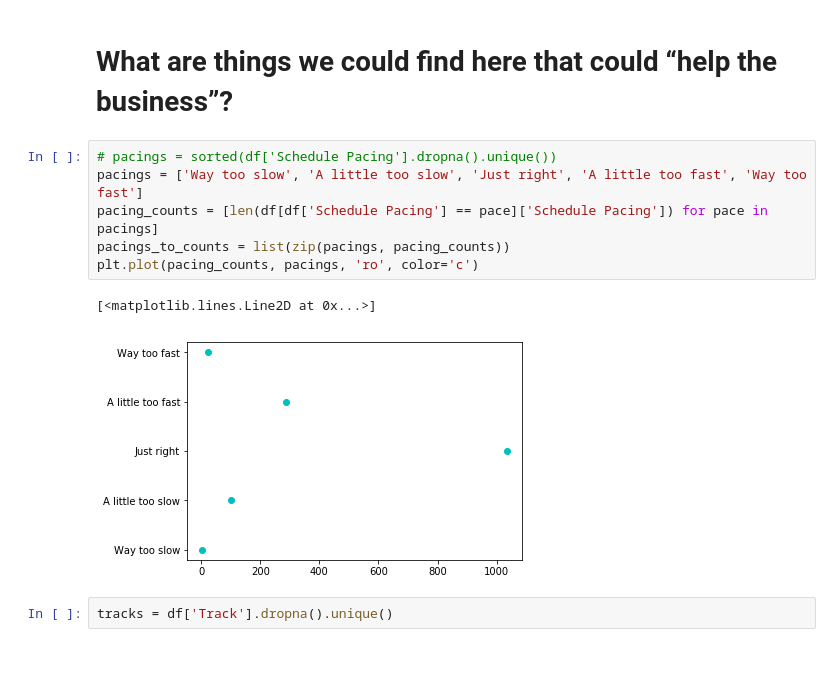
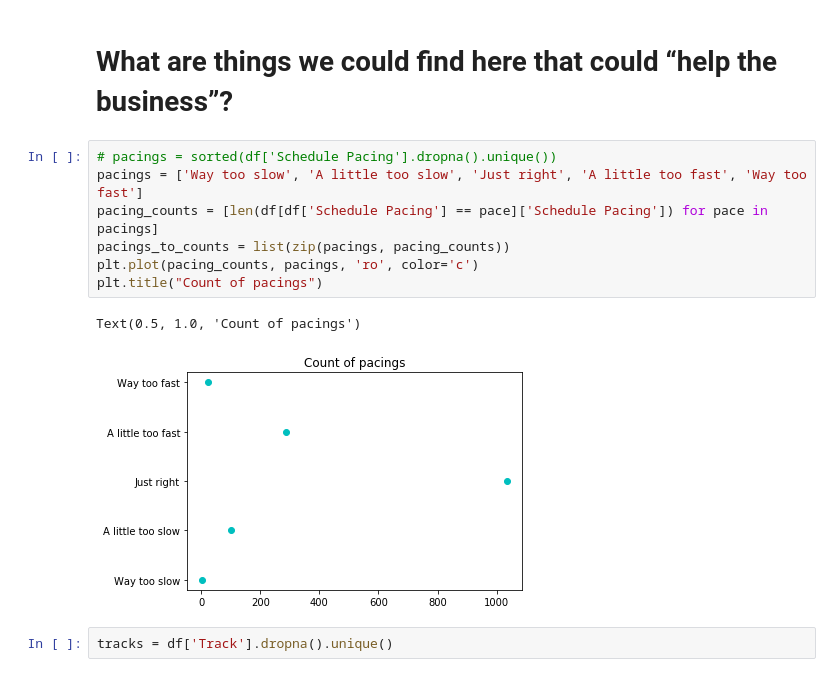
Before and after one commit to jshams/summer-academy-NPS-assignment, a Jupyter notebook: ms_summer_analysis.ipynb, the cells around one changed output. Cells and saved outputs as stored; diff of their text form.

```diff
--- a/ms_summer_analysis.ipynb
+++ b/ms_summer_analysis.ipynb
@@ -131,12 +131,13 @@ plt.plot(average_rating_by_location, locations, 'ro', color='c')
 # %%
 # pacings = sorted(df['Schedule Pacing'].dropna().unique())
 pacings = ['Way too slow', 'A little too slow', 'Just right', 'A little too fast', 'Way too fast']
 pacing_counts = [len(df[df['Schedule Pacing'] == pace]['Schedule Pacing']) for pace in pacings]
 pacings_to_counts = list(zip(pacings, pacing_counts))
 plt.plot(pacing_counts, pacings, 'ro', color='c')
+plt.title("Count of pacings")
 # %% [output]
-[<matplotlib.lines.Line2D at 0x...>]
+Text(0.5, 1.0, 'Count of pacings')
-[figure, old version]
+[figure, new version]
 # %%
 tracks = df['Track'].dropna().unique()
 # %% [output]
```
Also changed, not shown: parts of 14 cells of this notebook.
